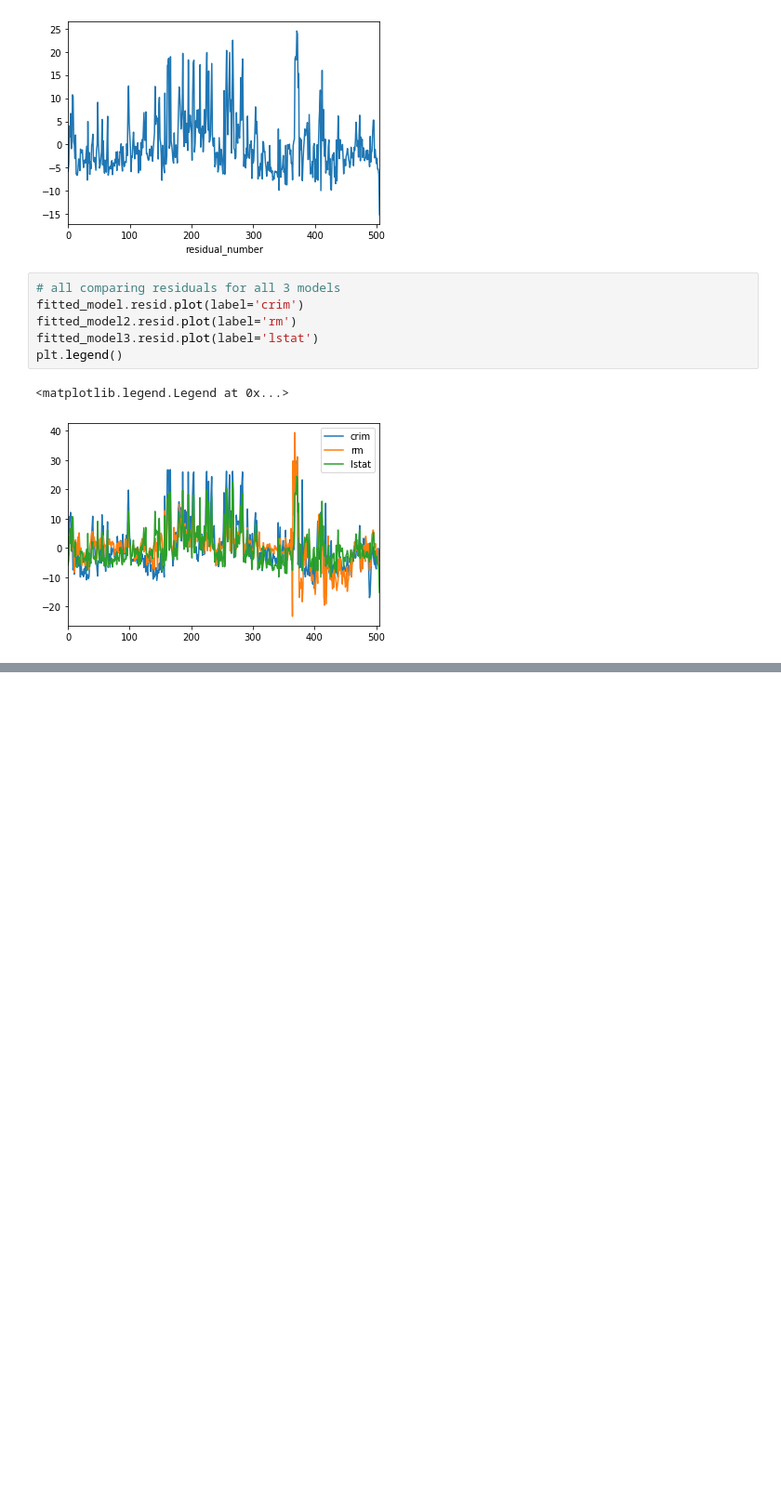
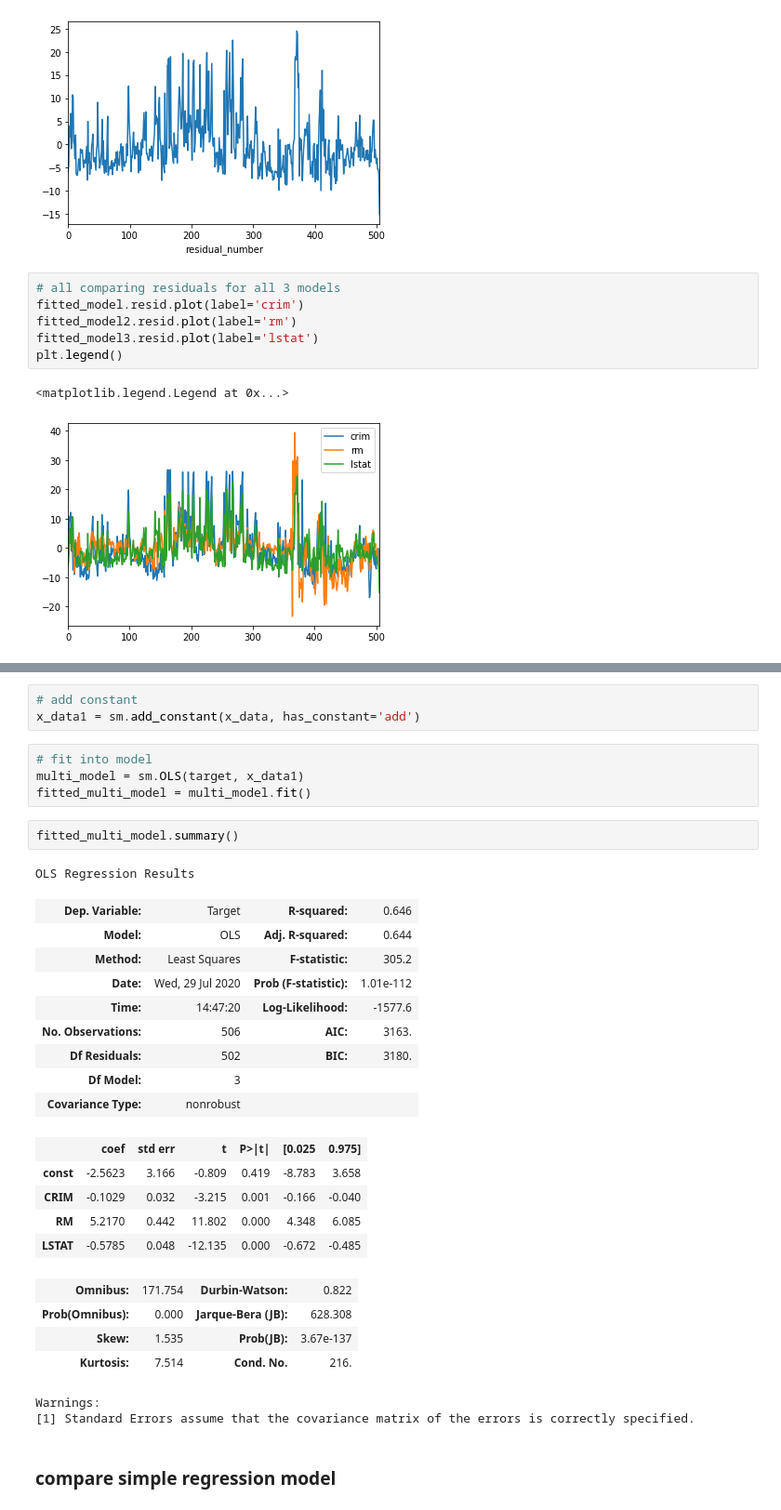
Before and after one commit to YoungJae-Hur/Data-science, a Jupyter notebook: ml-algorithms/1. simple regression model & multiple regression model.ipynb, the cells around one changed output, grey strips where cells are left out. Shown: that part at 93% size. Drawn from its saved outputs; the diff is of its cells as text; blank space fills up the shorter version.

```diff
--- a/ml-algorithms/1. simple regression model.ipynb
+++ b/ml-algorithms/1. simple regression model & multiple regression model.ipynb
@@ -305,0 +319,33 @@ plt.legend()
+# %%
+# add constant
+x_data1 = sm.add_constant(x_data, has_constant='add')
+# %%
+# fit into model
+multi_model = sm.OLS(target, x_data1)
+fitted_multi_model = multi_model.fit()
+# %%
+fitted_multi_model.summary()
+# %% [output]
+OLS Regression Results
+| Dep. Variable: | Target | R-squared: | 0.646 |
+| Model: | OLS | Adj. R-squared: | 0.644 |
+| Method: | Least Squares | F-statistic: | 305.2 |
+| Date: | Wed, 29 Jul 2020 | Prob (F-statistic): | 1.01e-112 |
+| Time: | 14:47:20 | Log-Likelihood: | -1577.6 |
+| No. Observations: | 506 | AIC: | 3163. |
+| Df Residuals: | 502 | BIC: | 3180. |
+| Df Model: | 3 |  |  |
+| Covariance Type: | nonrobust |  |  |
+|  | coef | std err | t | P>|t| | [0.025 | 0.975] |
+| const | -2.5623 | 3.166 | -0.809 | 0.419 | -8.783 | 3.658 |
+| CRIM | -0.1029 | 0.032 | -3.215 | 0.001 | -0.166 | -0.040 |
+| RM | 5.2170 | 0.442 | 11.802 | 0.000 | 4.348 | 6.085 |
+| LSTAT | -0.5785 | 0.048 | -12.135 | 0.000 | -0.672 | -0.485 |
+| Omnibus: | 171.754 | Durbin-Watson: | 0.822 |
+| Prob(Omnibus): | 0.000 | Jarque-Bera (JB): | 628.308 |
+| Skew: | 1.535 | Prob(JB): | 3.67e-137 |
+| Kurtosis: | 7.514 | Cond. No. | 216. |
+Warnings:
+[1] Standard Errors assume that the covariance matrix of the errors is correctly specified.
+# %% [markdown]
+### compare simple regression model
```
Also changed, not shown: parts of 13 cells of this notebook, 1 other file.
